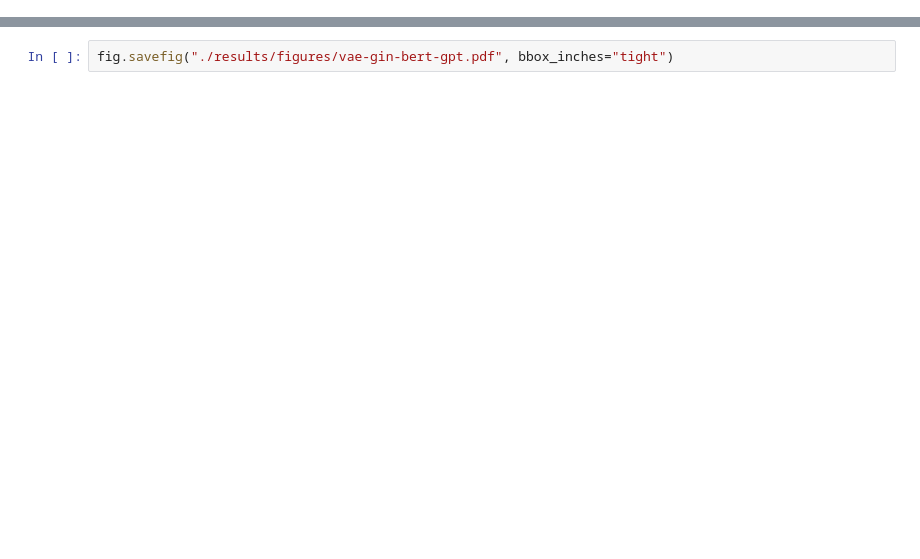
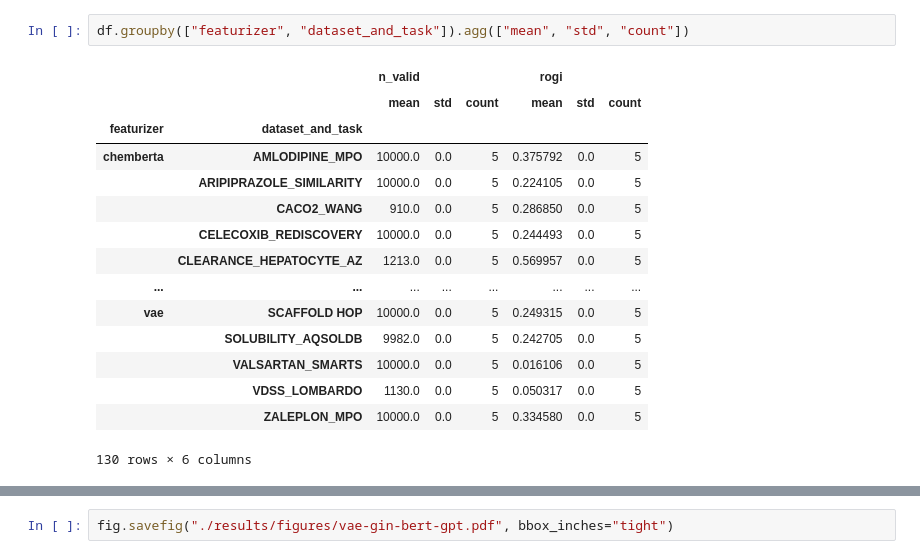
Before and after one commit to coleygroup/rogi-xd, a Jupyter notebook: plots.ipynb, the cells around one changed output, grey strips where cells are left out. Drawn from its saved outputs; the diff is of its cells as text; blank space fills up the shorter version.

```diff
--- a/plots.ipynb
+++ b/plots.ipynb
@@ -56,0 +60,18 @@ df
+# %%
+df.groupby(["featurizer", "dataset_and_task"]).agg(["mean", "std", "count"])
+# %% [output]
+|  |  | n_valid |  |  | rogi |  |  |
+|  |  | mean | std | count | mean | std | count |
+| featurizer | dataset_and_task |  |  |  |  |  |  |
+| chemberta | AMLODIPINE_MPO | 10000.0 | 0.0 | 5 | 0.375792 | 0.0 | 5 |
+|  | ARIPIPRAZOLE_SIMILARITY | 10000.0 | 0.0 | 5 | 0.224105 | 0.0 | 5 |
+|  | CACO2_WANG | 910.0 | 0.0 | 5 | 0.286850 | 0.0 | 5 |
+|  | CELECOXIB_REDISCOVERY | 10000.0 | 0.0 | 5 | 0.244493 | 0.0 | 5 |
+|  | CLEARANCE_HEPATOCYTE_AZ | 1213.0 | 0.0 | 5 | 0.569957 | 0.0 | 5 |
+| ... | ... | ... | ... | ... | ... | ... | ... |
+| vae | SCAFFOLD HOP | 10000.0 | 0.0 | 5 | 0.249315 | 0.0 | 5 |
+|  | SOLUBILITY_AQSOLDB | 9982.0 | 0.0 | 5 | 0.242705 | 0.0 | 5 |
+|  | VALSARTAN_SMARTS | 10000.0 | 0.0 | 5 | 0.016106 | 0.0 | 5 |
+|  | VDSS_LOMBARDO | 1130.0 | 0.0 | 5 | 0.050317 | 0.0 | 5 |
+|  | ZALEPLON_MPO | 10000.0 | 0.0 | 5 | 0.334580 | 0.0 | 5 |
+130 rows × 6 columns
```
Also changed, not shown: parts of 10 cells of this notebook, 7 other files.
